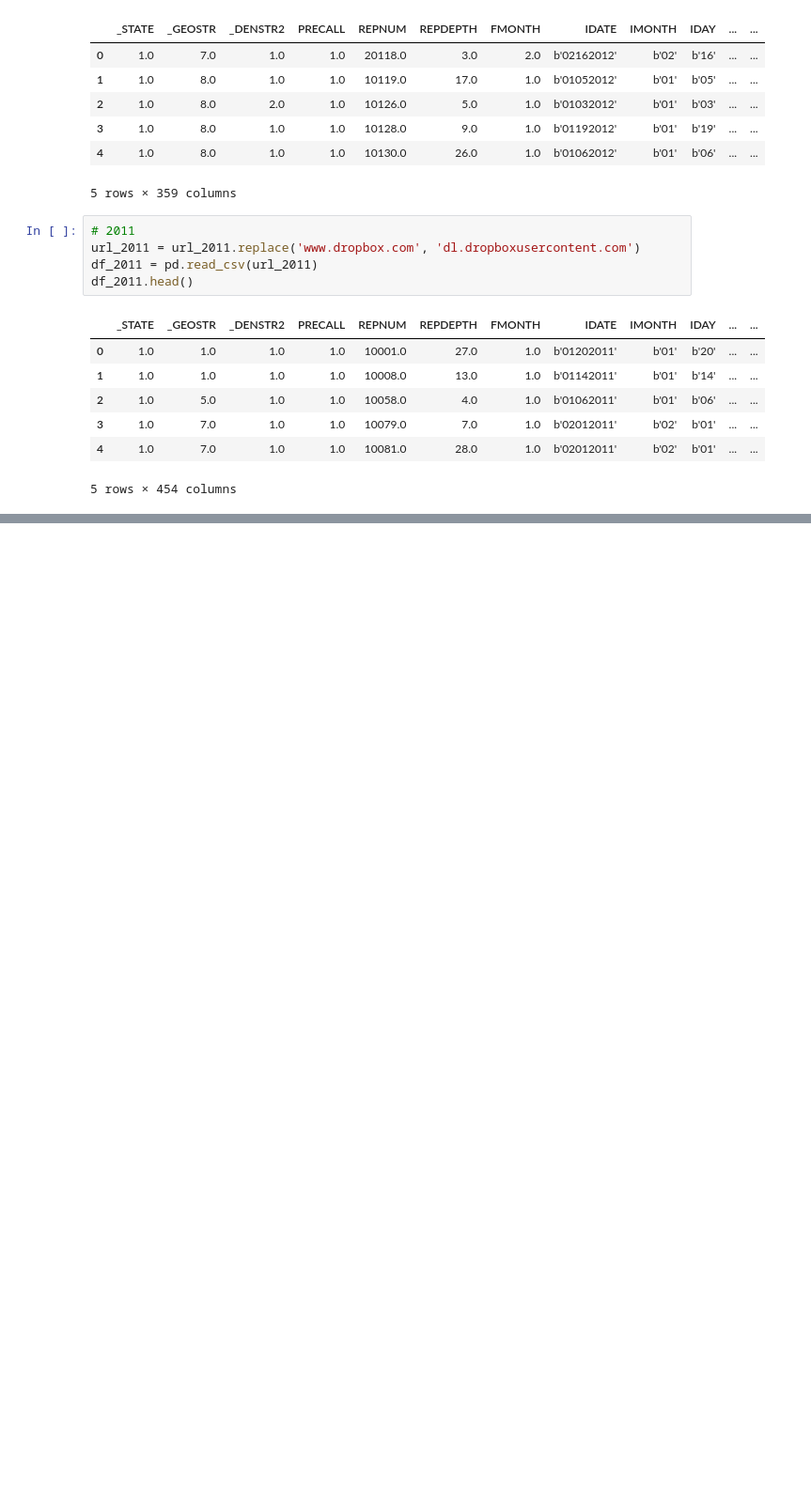
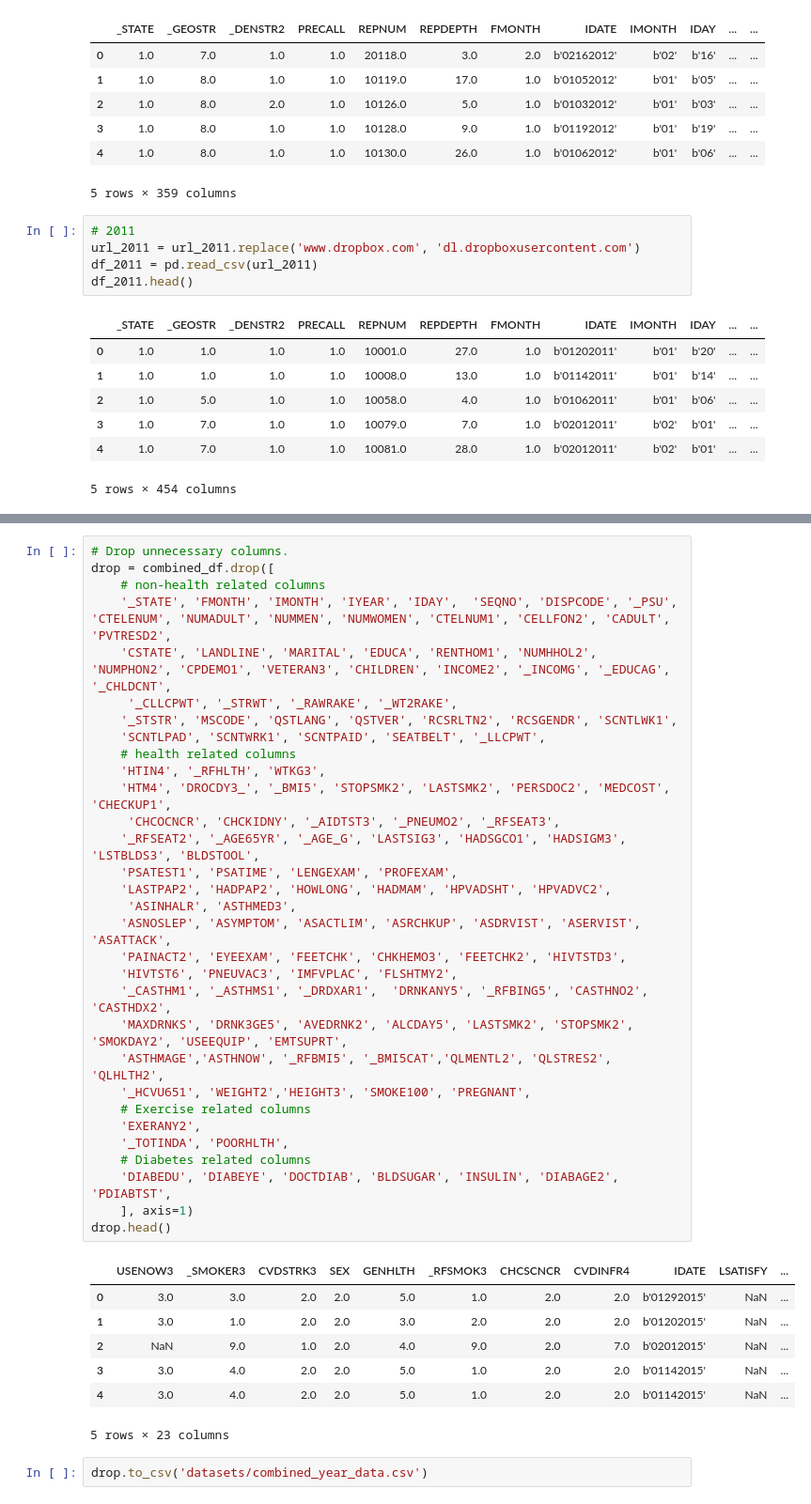
Before and after one commit to kkruel8100/Diabetes-Machine-Learning, a Jupyter notebook: main.ipynb, the cells around one changed output, grey strips where cells are left out. Shown at 94% size. Saved outputs shown, nothing was run; the diff lists cells and outputs as text; blank space fills up the shorter version.

```diff
--- a/main.ipynb
+++ b/main.ipynb
@@ -78,0 +113,41 @@ df_2011.head()
+# %%
+# Drop unnecessary columns.
+drop = combined_df.drop([
+    # non-health related columns
+    '_STATE', 'FMONTH', 'IMONTH', 'IYEAR', 'IDAY',  'SEQNO', 'DISPCODE', '_PSU', 'CTELENUM', 'NUMADULT', 'NUMMEN', 'NUMWOMEN', 'CTELNUM1', 'CELLFON2', 'CADULT', 'PVTRESD2',
+    'CSTATE', 'LANDLINE', 'MARITAL', 'EDUCA', 'RENTHOM1', 'NUMHHOL2', 'NUMPHON2', 'CPDEMO1', 'VETERAN3', 'CHILDREN', 'INCOME2', '_INCOMG', '_EDUCAG', '_CHLDCNT',
+     '_CLLCPWT', '_STRWT', '_RAWRAKE', '_WT2RAKE',
+    '_STSTR', 'MSCODE', 'QSTLANG', 'QSTVER', 'RCSRLTN2', 'RCSGENDR', 'SCNTLWK1',
+    'SCNTLPAD', 'SCNTWRK1', 'SCNTPAID', 'SEATBELT', '_LLCPWT',
+    # health related columns
+    'HTIN4', '_RFHLTH', 'WTKG3',
+    'HTM4', 'DROCDY3_', '_BMI5', 'STOPSMK2', 'LASTSMK2', 'PERSDOC2', 'MEDCOST', 'CHECKUP1',
+     'CHCOCNCR', 'CHCKIDNY', '_AIDTST3', '_PNEUMO2', '_RFSEAT3',
+    '_RFSEAT2', '_AGE65YR', '_AGE_G', 'LASTSIG3', 'HADSGCO1', 'HADSIGM3', 'LSTBLDS3', 'BLDSTOOL',
+    'PSATEST1', 'PSATIME', 'LENGEXAM', 'PROFEXAM',
+    'LASTPAP2', 'HADPAP2', 'HOWLONG', 'HADMAM', 'HPVADSHT', 'HPVADVC2',
+     'ASINHALR', 'ASTHMED3',
+    'ASNOSLEP', 'ASYMPTOM', 'ASACTLIM', 'ASRCHKUP', 'ASDRVIST', 'ASERVIST', 'ASATTACK',
+    'PAINACT2', 'EYEEXAM', 'FEETCHK', 'CHKHEMO3', 'FEETCHK2', 'HIVTSTD3',
+    'HIVTST6', 'PNEUVAC3', 'IMFVPLAC', 'FLSHTMY2',
+    '_CASTHM1', '_ASTHMS1', '_DRDXAR1',  'DRNKANY5', '_RFBING5', 'CASTHNO2', 'CASTHDX2',
+    'MAXDRNKS', 'DRNK3GE5', 'AVEDRNK2', 'ALCDAY5', 'LASTSMK2', 'STOPSMK2', 'SMOKDAY2', 'USEEQUIP', 'EMTSUPRT',
+    'ASTHMAGE','ASTHNOW', '_RFBMI5', '_BMI5CAT','QLMENTL2', 'QLSTRES2', 'QLHLTH2',
+    '_HCVU651', 'WEIGHT2','HEIGHT3', 'SMOKE100', 'PREGNANT',
+    # Exercise related columns
+    'EXERANY2',
+    '_TOTINDA', 'POORHLTH',
+    # Diabetes related columns
+    'DIABEDU', 'DIABEYE', 'DOCTDIAB', 'BLDSUGAR', 'INSULIN', 'DIABAGE2', 'PDIABTST',
+    ], axis=1)
+drop.head()
+# %% [output]
+|  | USENOW3 | _SMOKER3 | CVDSTRK3 | SEX | GENHLTH | _RFSMOK3 | CHCSCNCR | CVDINFR4 | IDATE | LSATISFY | ... |
+| 0 | 3.0 | 3.0 | 2.0 | 2.0 | 5.0 | 1.0 | 2.0 | 2.0 | b'01292015' | NaN | ... |
+| 1 | 3.0 | 1.0 | 2.0 | 2.0 | 3.0 | 2.0 | 2.0 | 2.0 | b'01202015' | NaN | ... |
+| 2 | NaN | 9.0 | 1.0 | 2.0 | 4.0 | 9.0 | 2.0 | 7.0 | b'02012015' | NaN | ... |
+| 3 | 3.0 | 4.0 | 2.0 | 2.0 | 5.0 | 1.0 | 2.0 | 2.0 | b'01142015' | NaN | ... |
+| 4 | 3.0 | 4.0 | 2.0 | 2.0 | 5.0 | 1.0 | 2.0 | 2.0 | b'01142015' | NaN | ... |
+5 rows × 23 columns
+# %%
+drop.to_csv('datasets/combined_year_data.csv')
```
Also changed, not shown: parts of 1 cell of this notebook, 1 other file.
